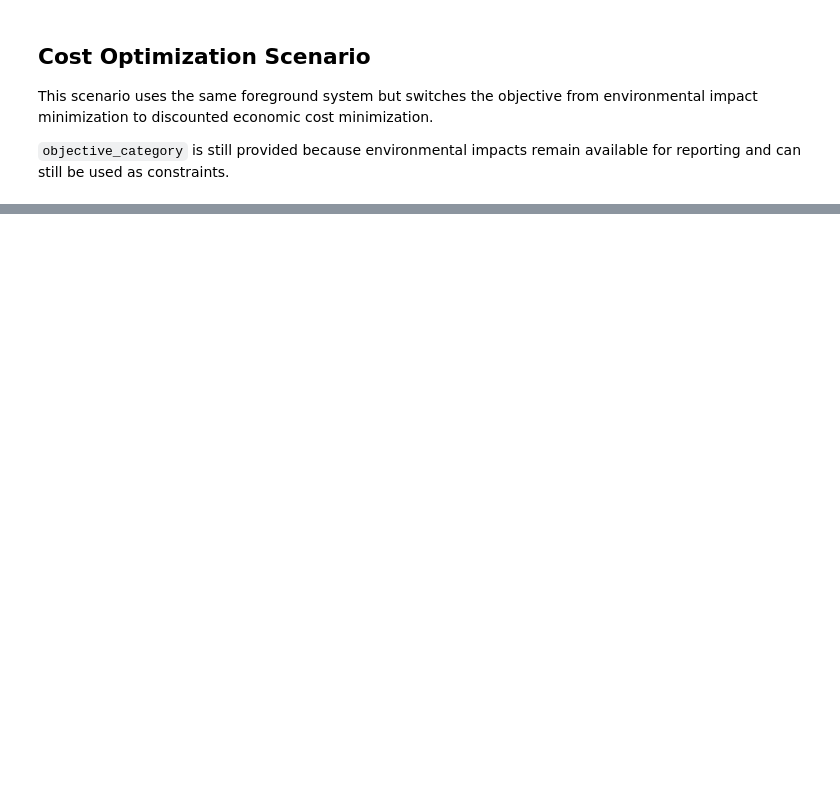
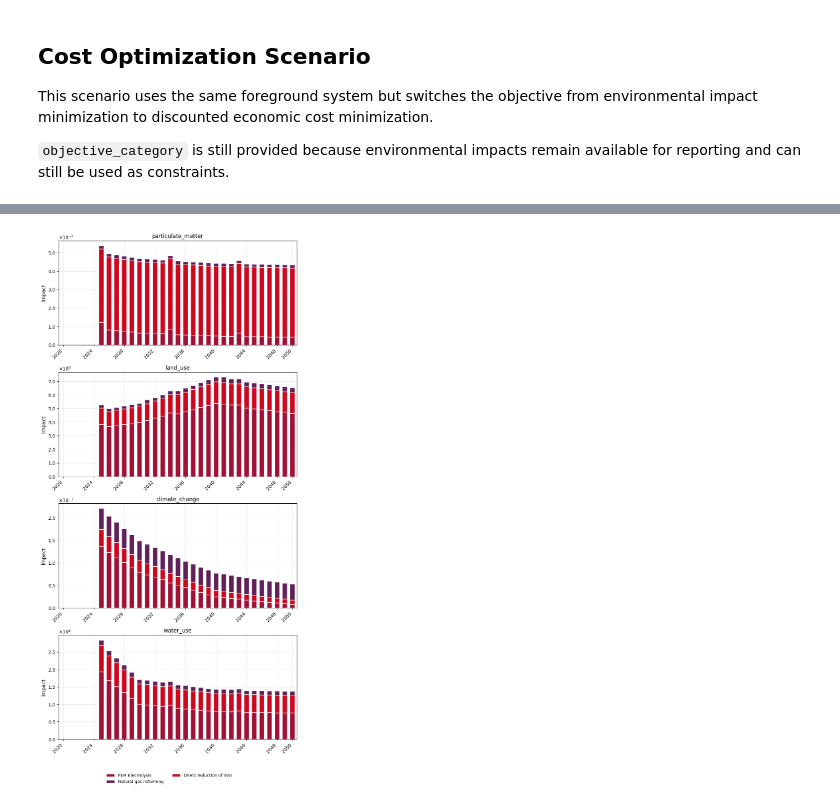
Before and after one commit to langeluca/optimex, a Jupyter notebook: notebooks/methanol_and_iron_cost.ipynb, the cells around one changed output, grey strips where cells are left out. Drawn from its saved outputs; the diff is of its cells as text; code cells hidden in the pictures; blank space fills up the shorter version.

```diff
--- a/notebooks/methanol_and_iron_cost.ipynb
+++ b/notebooks/methanol_and_iron_cost.ipynb
@@ -1123,0 +1345,19 @@ pp_cost.get_production_capacity().head()
+# %%
+pp_cost_only = postprocessing.PostProcessor(
+    m_cost_only,
+    plot_config={"figsize": (8, 4)},
+)
+pp_cost_constrained = postprocessing.PostProcessor(
+    m_cost_constrained,
+    plot_config={"figsize": (8, 4)},
+)
+
+capacity_comparison = pd.concat(
+    {
+        "cost_only": pp_cost_only.get_production_capacity(),
+        "cost_with_climate_constraint": pp_cost_constrained.get_production_capacity(),
+    },
+    names=["scenario"],
+)
+
+capacity_comparison
@@ -1123,0 +1379,4 @@ pp_cost.get_production_capacity().head()
+# %%
+pp_cost_only.plot_impacts()
+# %% [output]
+[figure, added]
```
Also changed, not shown: parts of 21 cells of this notebook, 29 other files.
